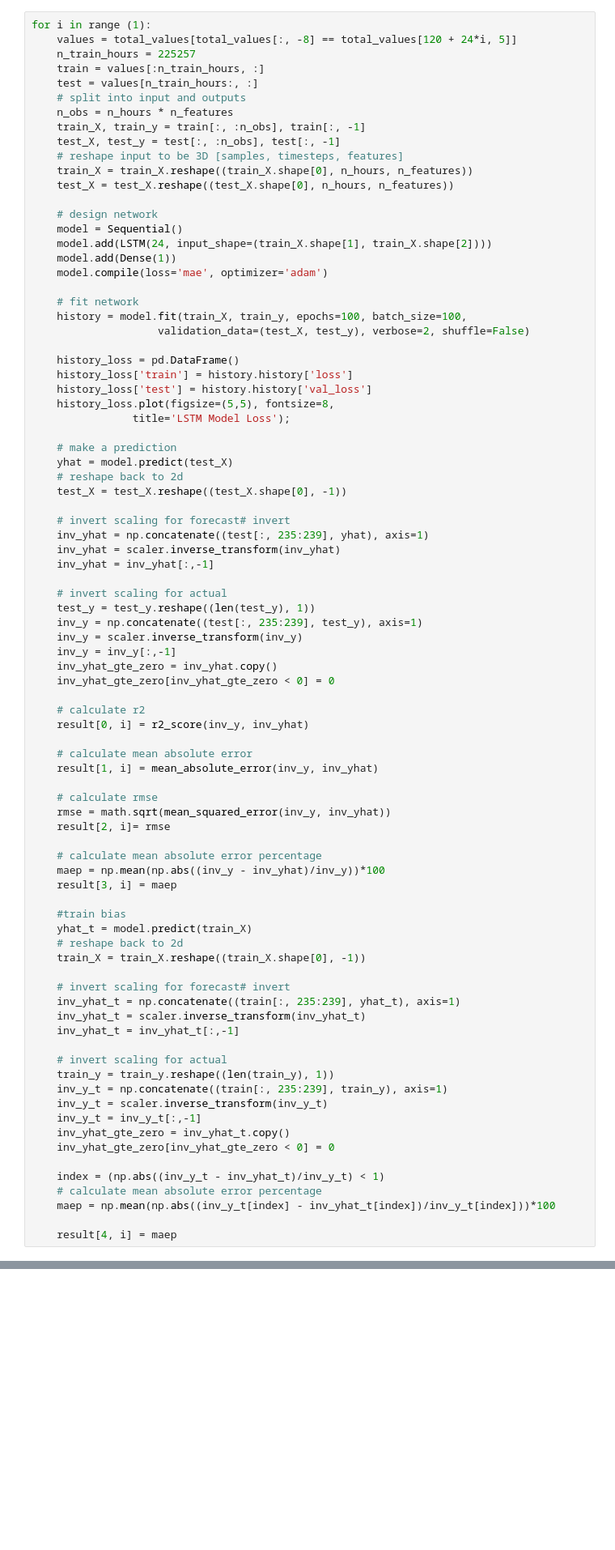
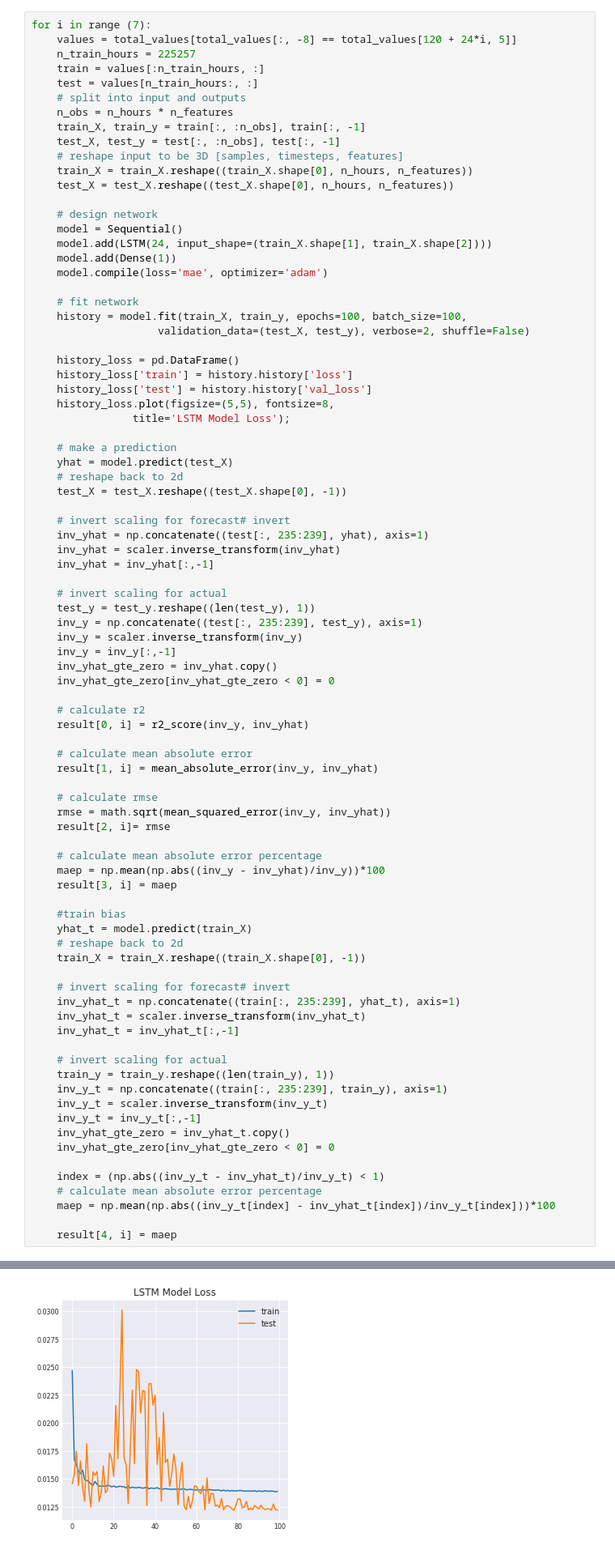
Before and after one commit to Hyoungju/CS230-Final-project-predicting-taxi-demand, a Jupyter notebook: Test_minute_day.ipynb, the cells around one changed output, grey strips where cells are left out. Shown at 81% size. Saved outputs shown, nothing was run; the diff lists cells and outputs as text; blank space fills up the shorter version.

```diff
--- a/Test_minute_day.ipynb
+++ b/Test_minute_day.ipynb
@@ -84,7 +84,7 @@ values = np.concatenate((a, b), axis=0)
 # result variable
 result = np.zeros((5, 7))
 # %%
-for i in range (1):
+for i in range (7):
     values = total_values[total_values[:, -8] == total_values[120 + 24*i, 5]]
     n_train_hours = 225257
     train = values[:n_train_hours, :]
@@ -188,0 +190 @@ Epoch 31/100
+[figure, added]
```
Also changed, not shown: parts of 4 cells of this notebook.
